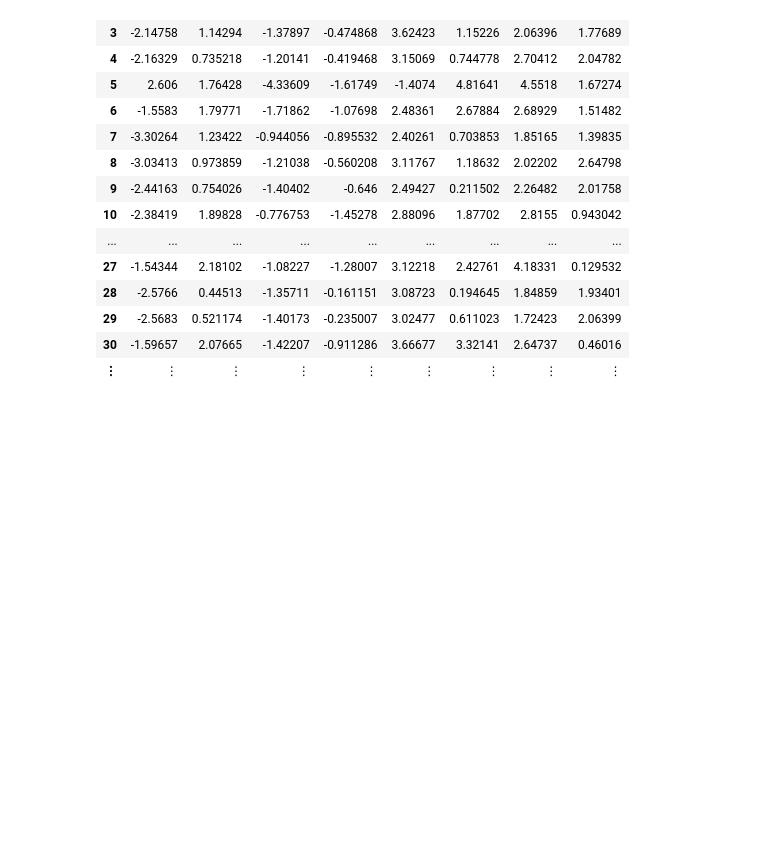
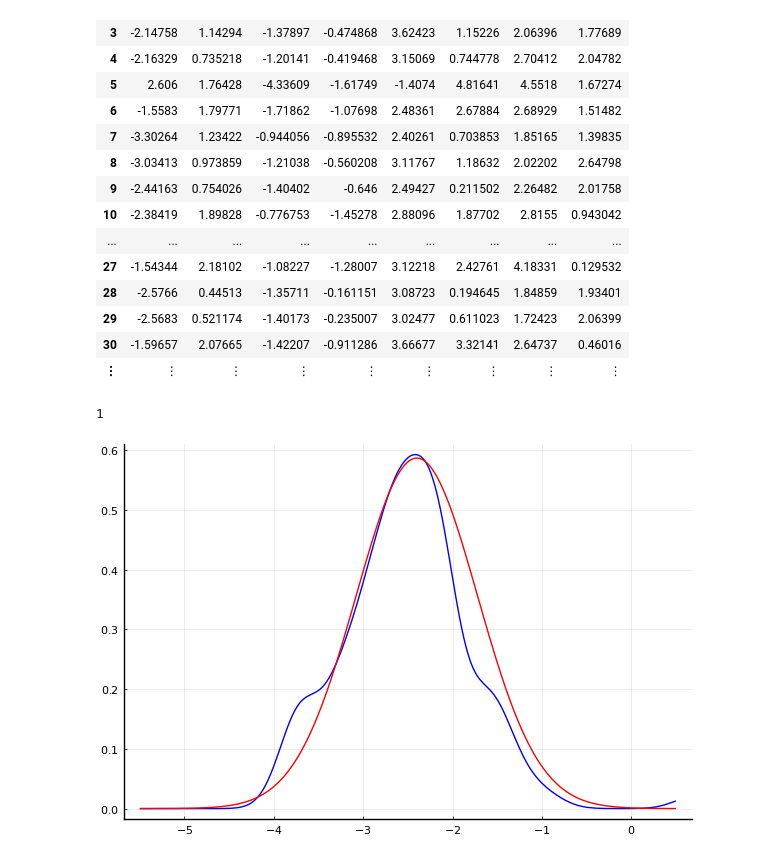
Before and after one commit to amirkp/NPSML-Estimator-Price-Data, a Jupyter notebook: Price Estimation April 2022/NOTS/output/nb 2022 07 14.ipynb, the cells around one changed output. Saved outputs shown, nothing was run; the diff lists cells and outputs as text; code cells hidden in the pictures; blank space fills up the shorter version.

```diff
--- a/Price Estimation April 2022/NOTS/output/nb 2022 07 14.ipynb
+++ b/Price Estimation April 2022/NOTS/output/nb 2022 07 14.ipynb
@@ -549,4 +559,14 @@ b33_res_100_50
 | 29 | -2.5683 | 0.521174 | -1.40173 | -0.235007 | 3.02477 | 0.611023 | 1.72423 | 2.06399 |
 | 30 | -1.59657 | 2.07665 | -1.42207 | -0.911286 | 3.66677 | 3.32141 | 2.64737 | 0.46016 |
 | ⋮ | ⋮ | ⋮ | ⋮ | ⋮ | ⋮ | ⋮ | ⋮ | ⋮ |
+# %%
+d=1
+# %% [output]
+1
+# %%
+using Distributions
+plot(x->pdf(kde(b33_res_100_50[:,d]), x), true_pars[d]-3.,true_pars[d]+3., color= :blue, legends=false)
+plot!(x->pdf(Normal(-2.4, .68),x), true_pars[d]-3.,true_pars[d]+3., color= :red, legends=false)
+# %% [output]
+[figure, added]
 # %%
```
Also changed, not shown: parts of 6 cells of this notebook, 3 other files.
